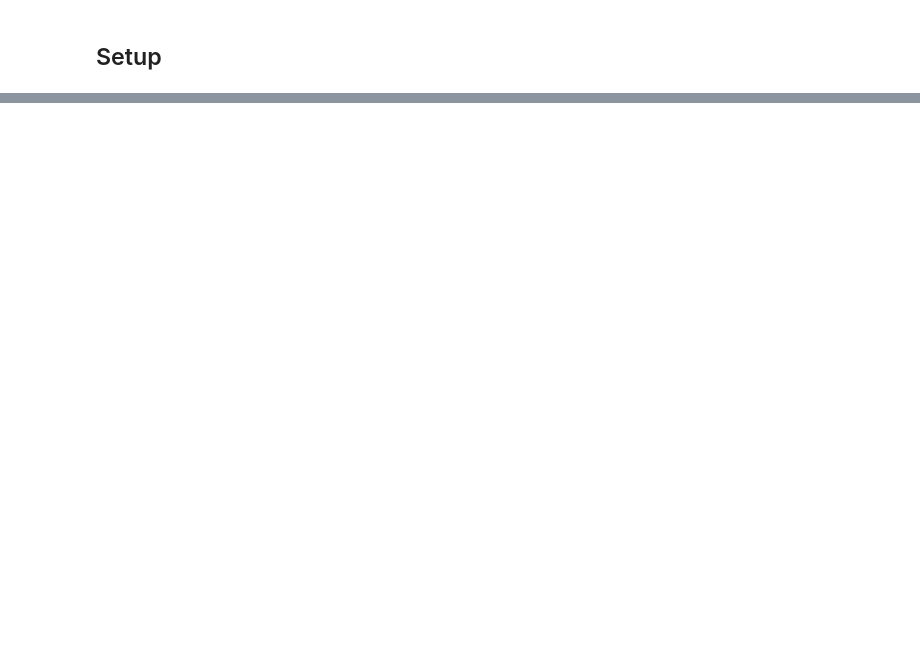
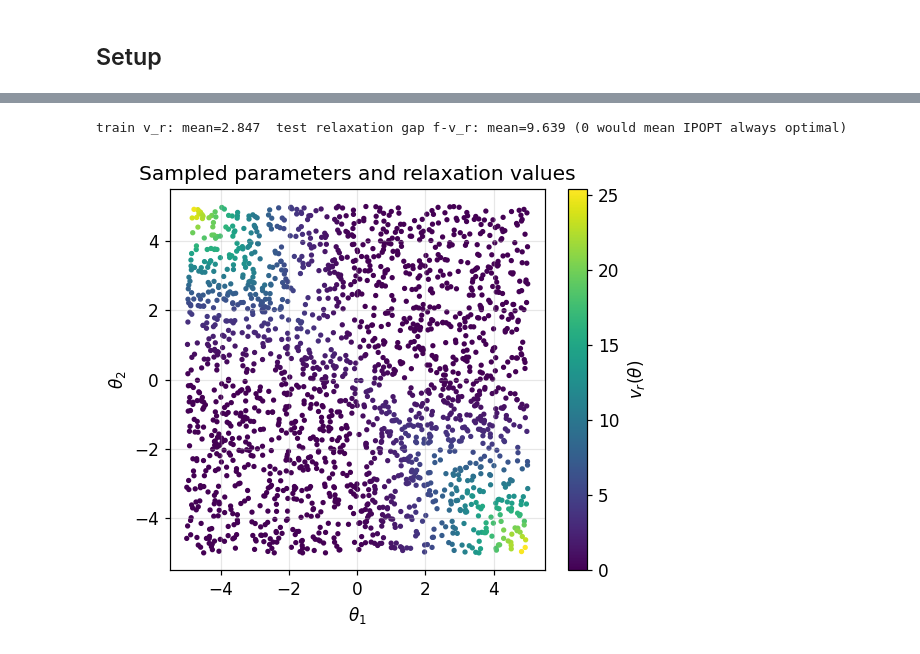
Before and after one commit to Charles-Gulian/nn-4-opt-cert, a Jupyter notebook: notebooks/qcqp_example_pipeline.ipynb, the cells around one changed output, grey strips where cells are left out. Drawn from its saved outputs; the diff is of its cells as text; code cells hidden in the pictures; blank space fills up the shorter version.

```diff
--- a/notebooks/qcqp_example_pipeline.ipynb
+++ b/notebooks/qcqp_example_pipeline.ipynb
@@ -294,0 +14,24 @@ False negative rate: 0.0000
+# %%
+import pathlib, sys, itertools
+import numpy as np, pandas as pd, matplotlib.pyplot as plt, torch
+from sklearn.model_selection import KFold
+ROOT = pathlib.Path.cwd().parent; sys.path.insert(0, str(ROOT))
+from problems.qcqp_example.problem import solve_relaxation, solve_local, _build_sdp_problem
+from problems.qcqp_example.generate_data import sample_parameters
+from nn.models import DNN
+from nn.training import to_loader, train_model, predict_denorm
+from nn.metrics import conformal_offset, roc_auc_certification
+plt.rcParams.update({'figure.dpi':110,'font.size':11,'axes.grid':True,'grid.alpha':0.3})
+# %%
+# --- workflow configuration (paper values in the comments) ---
+QUICK_MODE = True   # False => full paper scale (slow: ~20-40 min)
+if QUICK_MODE:
+    N_TRAIN, N_TEST, N_EPOCHS = 2000, 500, 150
+else:
+    N_TRAIN, N_TEST, N_EPOCHS = 20_000, 5_000, 1000
+BOUNDS      = (-5, 5)               # Theta = [-5,5]^2
+FOLDS       = 4
+HIDDEN_DIMS = (256,)*6              # deep 6x256 (ablation-selected)
+LR, WEIGHT_DECAY, BATCH = 1e-3, 1e-4, 256
+SEED        = 0
+print(f'{N_TRAIN} train / {N_TEST} test, {FOLDS}-fold, {HIDDEN_DIMS} DNN, {N_EPOCHS} epochs')
@@ -294,0 +44,19 @@ False negative rate: 0.0000
+# %%
+theta_tr = sample_parameters(N_TRAIN, args={'bounds':BOUNDS,'seed':SEED})
+theta_te = sample_parameters(N_TEST,  args={'bounds':BOUNDS,'seed':SEED+1})
+prob, M0, X = _build_sdp_problem(); relax_args = {'prob':prob,'M0':M0,'X':X}
+
+v_tr = np.array([solve_relaxation(t, args=relax_args)[0] for t in theta_tr])
+v_te = np.array([solve_relaxation(t, args=relax_args)[0] for t in theta_te])
+f_te = np.array([solve_local(t)[0] for t in theta_te])   # IPOPT feasible cost
+print(f'train v_r: mean={v_tr.mean():.3f}  test relaxation gap f-v_r: '
+      f'mean={np.nanmean(f_te-v_te):.3f} (0 would mean IPOPT always optimal)')
+# %% [output]
+train v_r: mean=2.847  test relaxation gap f-v_r: mean=9.639 (0 would mean IPOPT always optimal)
+# %%
+fig, ax = plt.subplots(figsize=(5.5,4.5))
+sc = ax.scatter(theta_tr[:,0], theta_tr[:,1], c=v_tr, s=6, cmap='viridis')
+plt.colorbar(sc, label=r'$v_r(\theta)$'); ax.set_xlabel(r'$\theta_1$'); ax.set_ylabel(r'$\theta_2$')
+ax.set_title('Sampled parameters and relaxation values'); plt.show()
+# %% [output]
+[figure, added]
```
Also changed, not shown: parts of 37 cells of this notebook, 27 other files.
